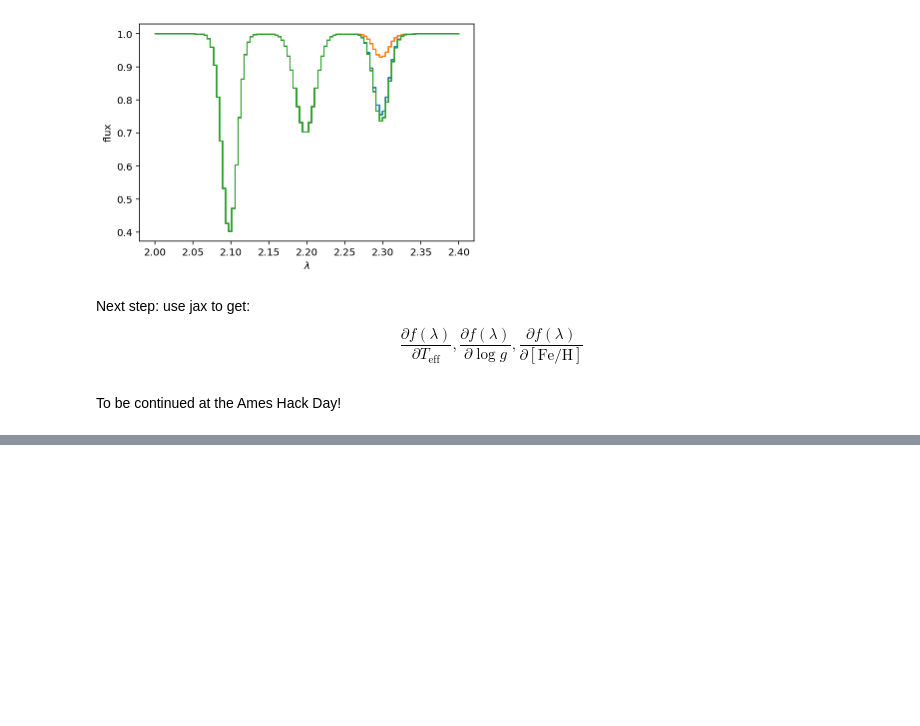
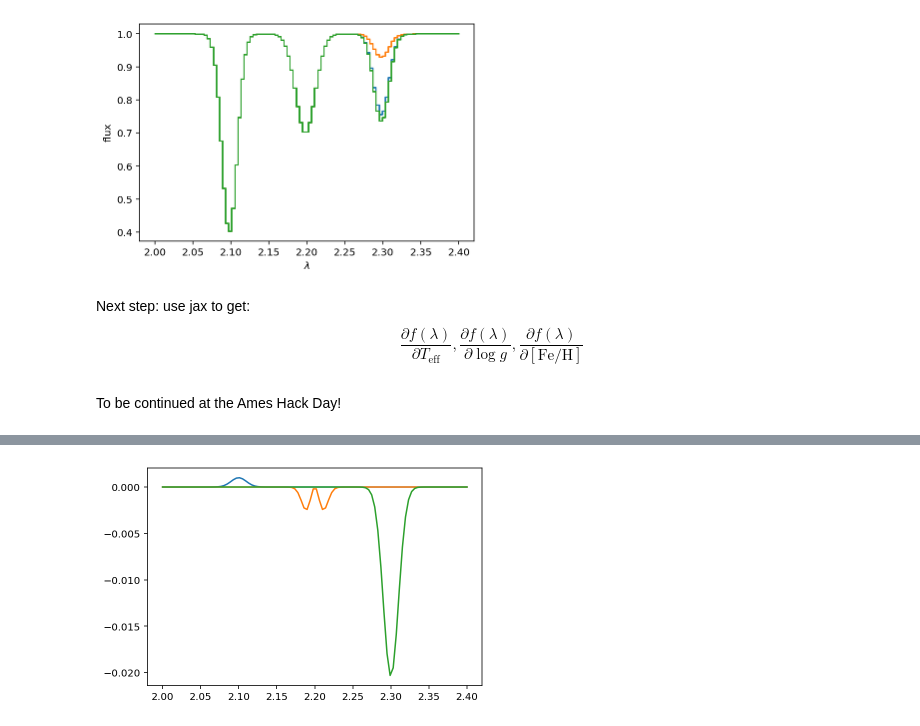
Before and after one commit to gully/TgiF, a Jupyter notebook: notebooks/01_toy_spectrum.ipynb, the cells around one changed output, grey strips where cells are left out. Cells and saved outputs as stored; diff of their text form; code cells hidden in the pictures; blank space fills up the shorter version.

```diff
--- a/notebooks/01_toy_spectrum.ipynb
+++ b/notebooks/01_toy_spectrum.ipynb
@@ -14,7 +14,7 @@ import matplotlib.pyplot as plt
 The data exist as a table of wavelength, flux, and flux uncertainty.
 You can think of the wavelength values as corresponding to the near-IR in micron.
 # %%
-wl = np.linspace(2.0, 2.4, 100)
+wl = np.linspace(2.0, 2.4, 10000)
 # %% [markdown]
 The specrral lines will all be absorption lines with Gaussian line profiles:
 $$ $$
@@ -80,0 +90,4 @@ To be continued at the Ames Hack Day!
+# %%
+for i in R: plt.plot(wl,i)
+# %% [output]
+[figure, added]
```
Also changed, not shown: parts of 12 cells of this notebook.
